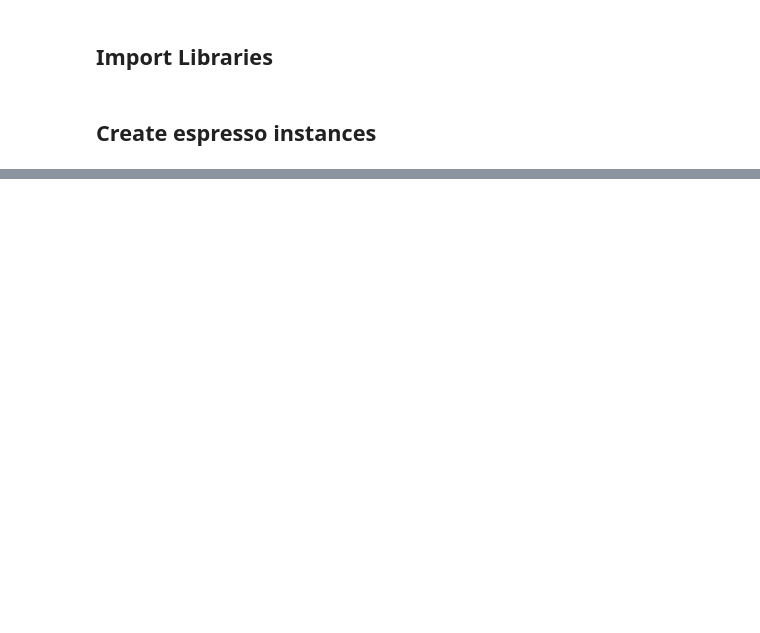
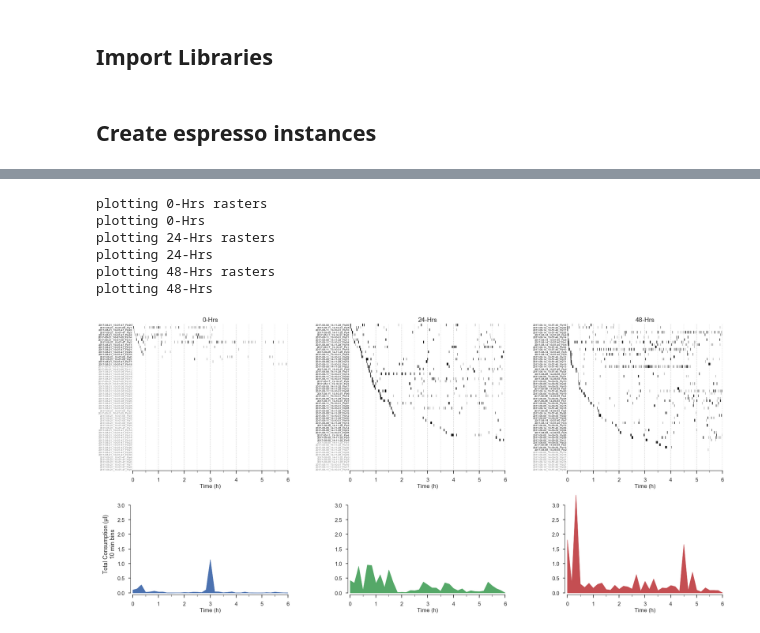
Before and after one commit to ACCLAB/espresso, a Jupyter notebook: jupyter-nb/espresso plotting module dev.ipynb, the cells around one changed output, grey strips where cells are left out. Drawn from its saved outputs; the diff is of its cells as text; code cells hidden in the pictures; blank space fills up the shorter version.

```diff
--- a/jupyter-nb/espresso plotting module dev.ipynb
+++ b/jupyter-nb/espresso plotting module dev.ipynb
@@ -63,0 +61,10 @@ starvation24
+# %%
+f=starved.plot.rasters(group_by='starved_time')
+# %% [output]
+plotting 0-Hrs rasters
+plotting 0-Hrs
+plotting 24-Hrs rasters
+plotting 24-Hrs
+plotting 48-Hrs rasters
+plotting 48-Hrs
+[figure, added]
```
Also changed, not shown: parts of 9 cells of this notebook, 2 other files.
